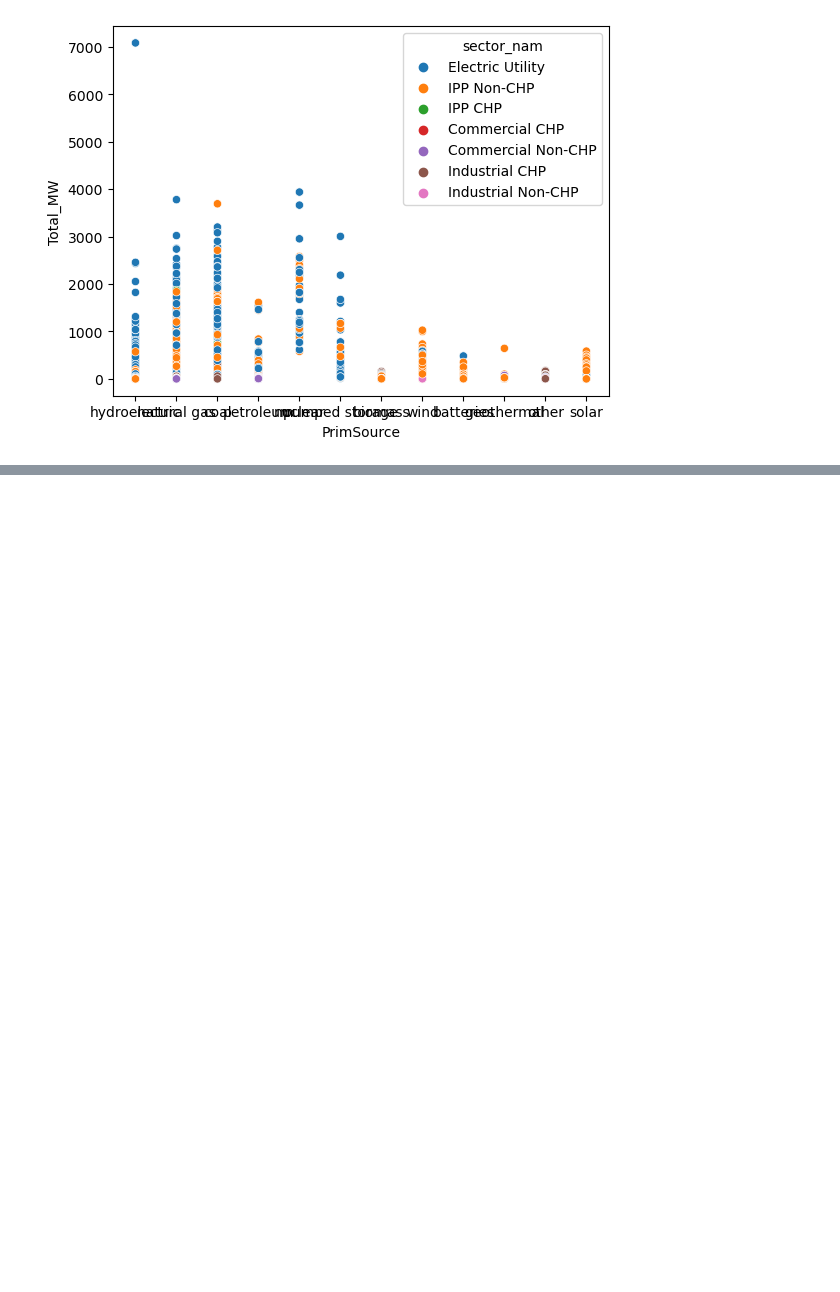
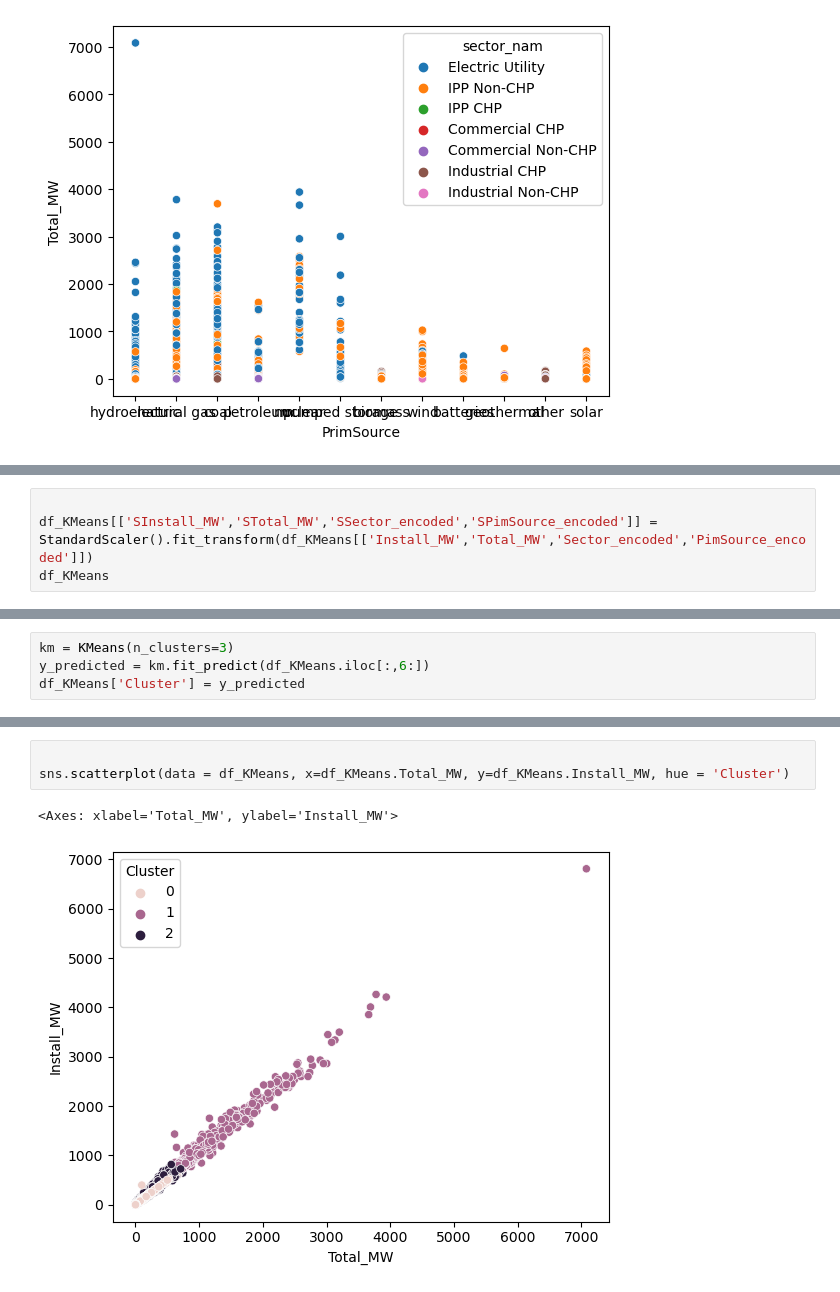
Before and after one commit to noriegamonsc1/02.MACHINE_LEARNING_SP23, a Jupyter notebook: Unsupervised_ML.ipynb, the cells around one changed output, grey strips where cells are left out. Saved outputs shown, nothing was run; the diff lists cells and outputs as text; blank space fills up the shorter version.

```diff
--- a/Unsupervised_ML.ipynb
+++ b/Unsupervised_ML.ipynb
@@ -193,0 +158,4 @@ ValueError: could not convert string to float: 'hydroelectric'
+# %%
+
+df_KMeans[['SInstall_MW','STotal_MW','SSector_encoded','SPimSource_encoded']] = StandardScaler().fit_transform(df_KMeans[['Install_MW','Total_MW','Sector_encoded','PimSource_encoded']])
+df_KMeans
@@ -193,0 +193,4 @@ ValueError: could not convert string to float: 'hydroelectric'
+# %%
+km = KMeans(n_clusters=3)
+y_predicted = km.fit_predict(df_KMeans.iloc[:,6:])
+df_KMeans['Cluster'] = y_predicted
@@ -193,0 +213,6 @@ ValueError: could not convert string to float: 'hydroelectric'
+# %%
+
+sns.scatterplot(data = df_KMeans, x=df_KMeans.Total_MW, y=df_KMeans.Install_MW, hue = 'Cluster')
+# %% [output]
+<Axes: xlabel='Total_MW', ylabel='Install_MW'>
+[figure, added]
```
Also changed, not shown: parts of 20 cells of this notebook.
